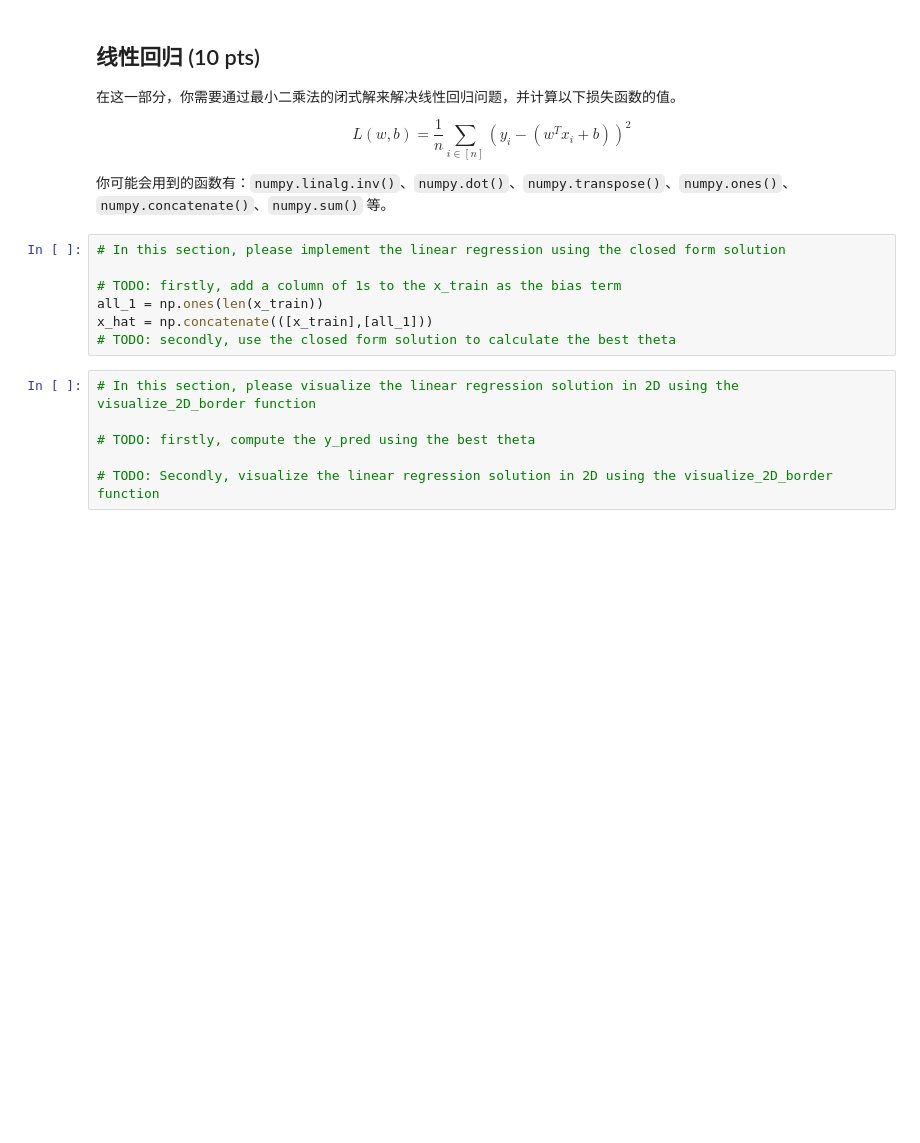
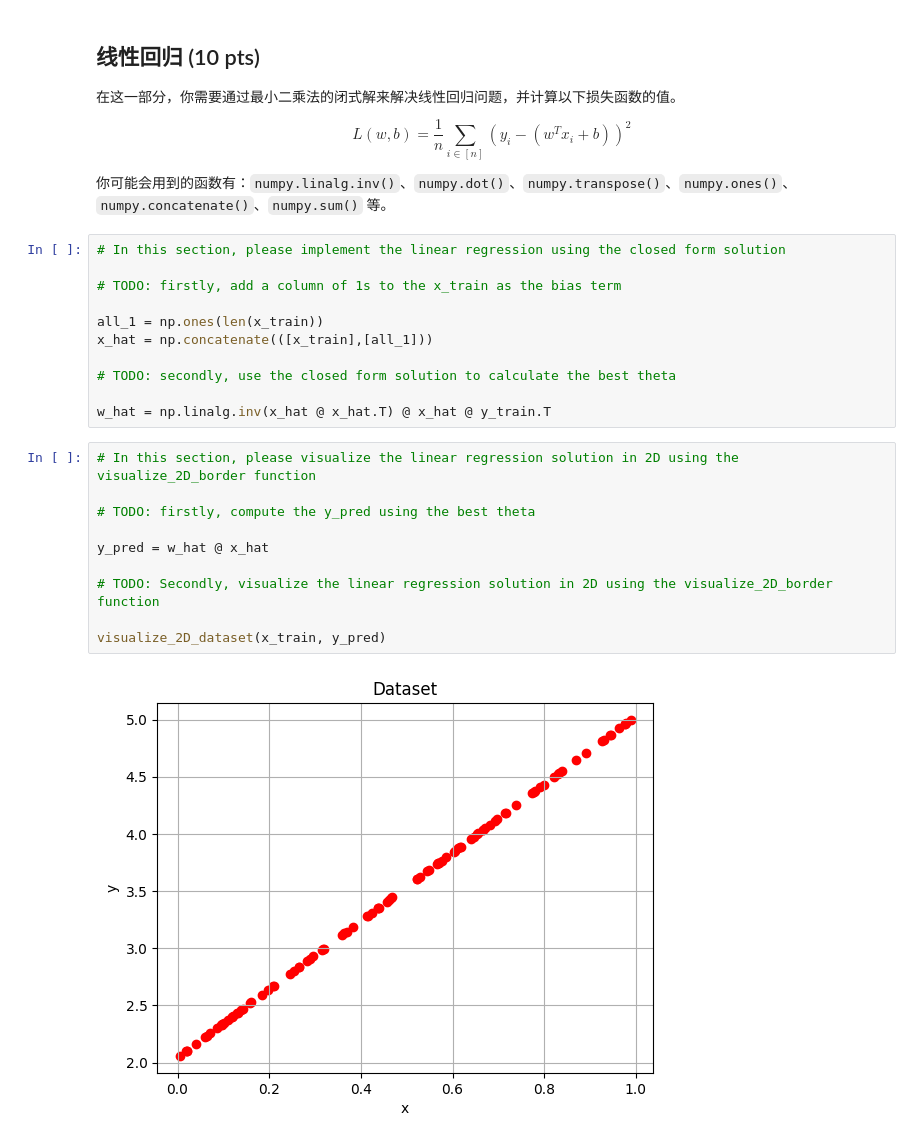
Before and after one commit to SasebonoShigure/ML_lab, a Jupyter notebook: Lab-linear/lab.ipynb, the cells around one changed output. Drawn from its saved outputs; the diff is of its cells as text; blank space fills up the shorter version.

```diff
--- a/Lab-linear/lab.ipynb
+++ b/Lab-linear/lab.ipynb
@@ -36,15 +38,25 @@ $$ L(w,b) = \frac{1}{n} \sum_{i\in[n]} (y_i - (w^Tx_i + b))^2 $$
 # In this section, please implement the linear regression using the closed form solution
 
 # TODO: firstly, add a column of 1s to the x_train as the bias term
+
 all_1 = np.ones(len(x_train))
 x_hat = np.concatenate(([x_train],[all_1]))
+
 # TODO: secondly, use the closed form solution to calculate the best theta
+
+w_hat = np.linalg.inv(x_hat @ x_hat.T) @ x_hat @ y_train.T
 # %%
 # In this section, please visualize the linear regression solution in 2D using the visualize_2D_border function
 
 # TODO: firstly, compute the y_pred using the best theta
 
+y_pred = w_hat @ x_hat
+
 # TODO: Secondly, visualize the linear regression solution in 2D using the visualize_2D_border function
+
+visualize_2D_dataset(x_train, y_pred)
+# %% [output]
+[figure, added]
 # %%
 # Define the loss function
 def compute_loss(X, y, theta):
```
Also changed, not shown: parts of 3 cells of this notebook.
